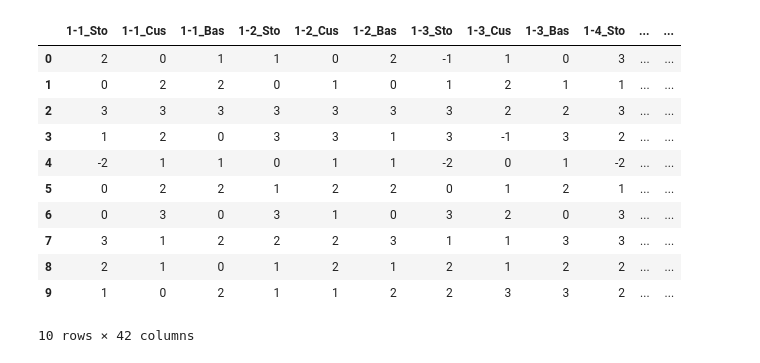
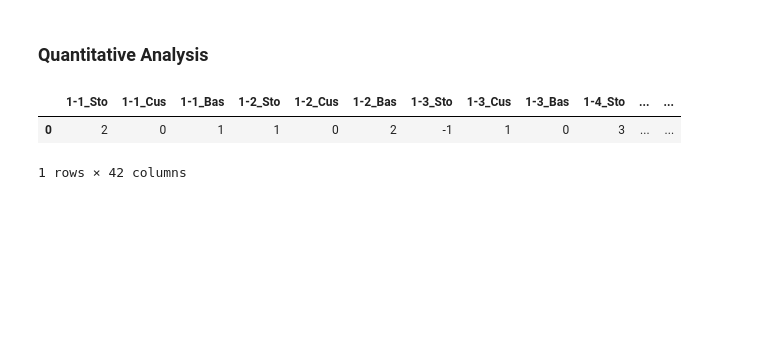
Before and after one commit to rizupaudel/designStudy, a Jupyter notebook: analysis/zall_analysis.ipynb, the cells around one changed output. Cells and saved outputs as stored; diff of their text form; code cells hidden in the pictures; blank space fills up the shorter version.

```diff
--- a/analysis/zall_analysis.ipynb
+++ b/analysis/zall_analysis.ipynb
@@ -88,21 +110,13 @@ csquest_design_df
+# %% [markdown]
+### Quantitative Analysis
 # %%
-csquest_quant_df = csquest_design_df[normcolumns].astype(int)
+csquest_quant_df = csquest_response_df[quantcolumns].astype(int)
 norm_csquest_quant_df = csquest_quant_df.sub(4)
+norm_csquest_quant_df.head(1)
+# %% [output]
+|  | 1-1_Sto | 1-1_Cus | 1-1_Bas | 1-2_Sto | 1-2_Cus | 1-2_Bas | 1-3_Sto | 1-3_Cus | 1-3_Bas | 1-4_Sto | ... | ... |
+| 0 | 2 | 0 | 1 | 1 | 0 | 2 | -1 | 1 | 0 | 3 | ... | ... |
+1 rows × 42 columns
-# %%
-norm_csquest_quant_df
-# %% [output]
-|  | 1-1_Sto | 1-1_Cus | 1-1_Bas | 1-2_Sto | 1-2_Cus | 1-2_Bas | 1-3_Sto | 1-3_Cus | 1-3_Bas | 1-4_Sto | ... | ... |
-| 0 | 2 | 0 | 1 | 1 | 0 | 2 | -1 | 1 | 0 | 3 | ... | ... |
-| 1 | 0 | 2 | 2 | 0 | 1 | 0 | 1 | 2 | 1 | 1 | ... | ... |
-| 2 | 3 | 3 | 3 | 3 | 3 | 3 | 3 | 2 | 2 | 3 | ... | ... |
-| 3 | 1 | 2 | 0 | 3 | 3 | 1 | 3 | -1 | 3 | 2 | ... | ... |
-| 4 | -2 | 1 | 1 | 0 | 1 | 1 | -2 | 0 | 1 | -2 | ... | ... |
-| 5 | 0 | 2 | 2 | 1 | 2 | 2 | 0 | 1 | 2 | 1 | ... | ... |
-| 6 | 0 | 3 | 0 | 3 | 1 | 0 | 3 | 2 | 0 | 3 | ... | ... |
-| 7 | 3 | 1 | 2 | 2 | 2 | 3 | 1 | 1 | 3 | 3 | ... | ... |
-| 8 | 2 | 1 | 0 | 1 | 2 | 1 | 2 | 1 | 2 | 2 | ... | ... |
-| 9 | 1 | 0 | 2 | 1 | 1 | 2 | 2 | 3 | 3 | 2 | ... | ... |
-10 rows × 42 columns
 # %%
 norm_sto_df = norm_csquest_quant_df.filter(like='Sto')
 norm_cus_df = norm_csquest_quant_df.filter(like='Cus')
```
Also changed, not shown: parts of 16 cells of this notebook, 6 other files.
